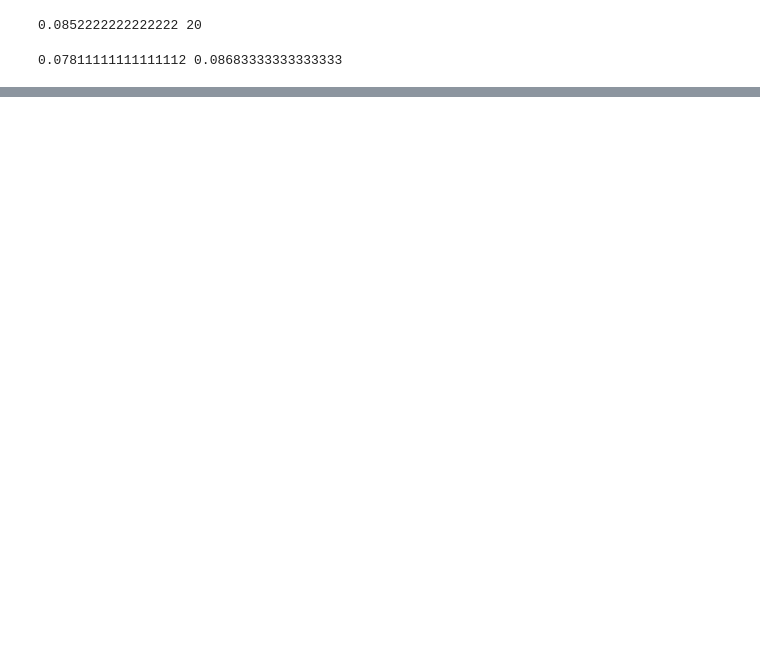
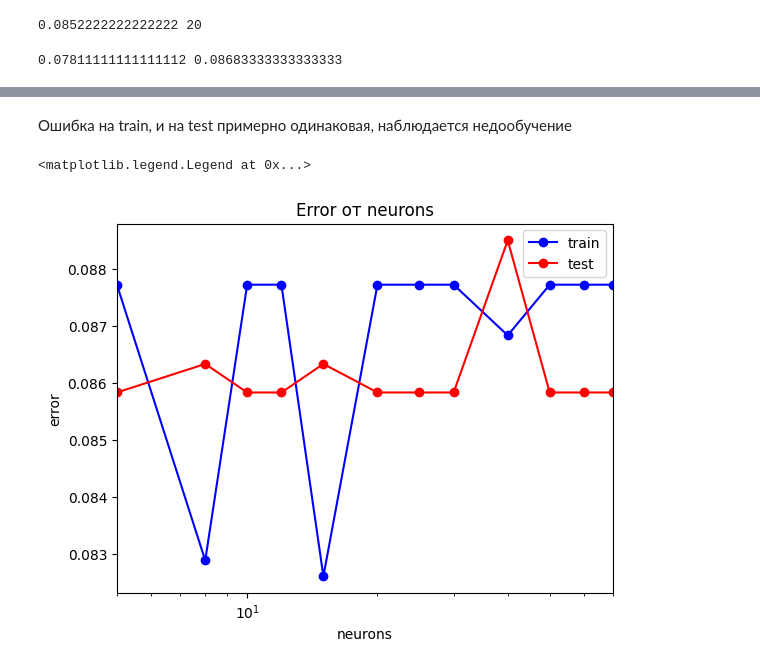
Before and after one commit to diall38/Machine-Learning, a Jupyter notebook: nasa-near-earth-objects.ipynb, the cells around one changed output, grey strips where cells are left out. Saved outputs shown, nothing was run; the diff lists cells and outputs as text; code cells hidden in the pictures; blank space fills up the shorter version.

```diff
--- a/nasa-near-earth-objects.ipynb
+++ b/nasa-near-earth-objects.ipynb
@@ -292,0 +453,32 @@ print(err_train, err_test)
+# %% [markdown]
+Ошибка на train, и на test примерно одинаковая, наблюдается недообучение
+# %%
+err_test = []
+err_train = []
+acc_train = []
+acc_test = []
+neurons = [5, 8, 10, 12, 15, 20, 25, 30, 40, 50, 60, 70]
+
+for n in neurons:
+    mlp_model = MLPClassifier(hidden_layer_sizes = (n,2),
+                              activation = 'logistic', max_iter=1000, random_state = 42)
+    mlp_model.fit(X_train, y_train)
+
+    y_train_pred = mlp_model.predict(X_train)
+    y_test_pred = mlp_model.predict(X_test)
+
+    err_train.append(np.mean(y_train != y_train_pred))
+    err_test.append(np.mean(y_test != y_test_pred))
+    acc_train.append(accuracy_score(y_train, y_train_pred))
+    acc_test.append(accuracy_score(y_test, y_test_pred))
+
+plt.semilogx(neurons, err_train, 'b-o', label = 'train')
+plt.semilogx(neurons, err_test, 'r-o', label = 'test')
+plt.xlim([np.min(neurons), np.max(neurons)])
+plt.title('Error от neurons')
+plt.xlabel('neurons')
+plt.ylabel('error')
+plt.legend()
+# %% [output]
+<matplotlib.legend.Legend at 0x...>
+[figure, added]
```
Also changed, not shown: parts of 36 cells of this notebook.
